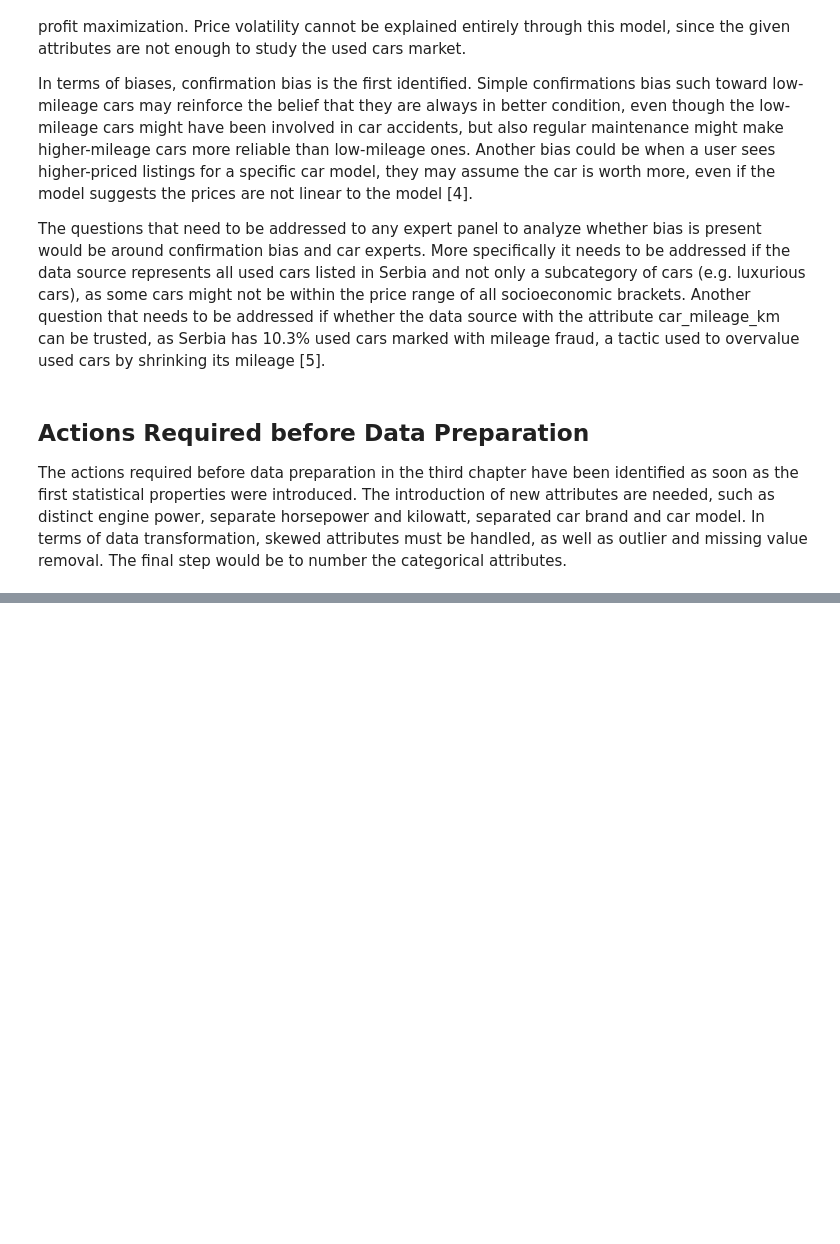
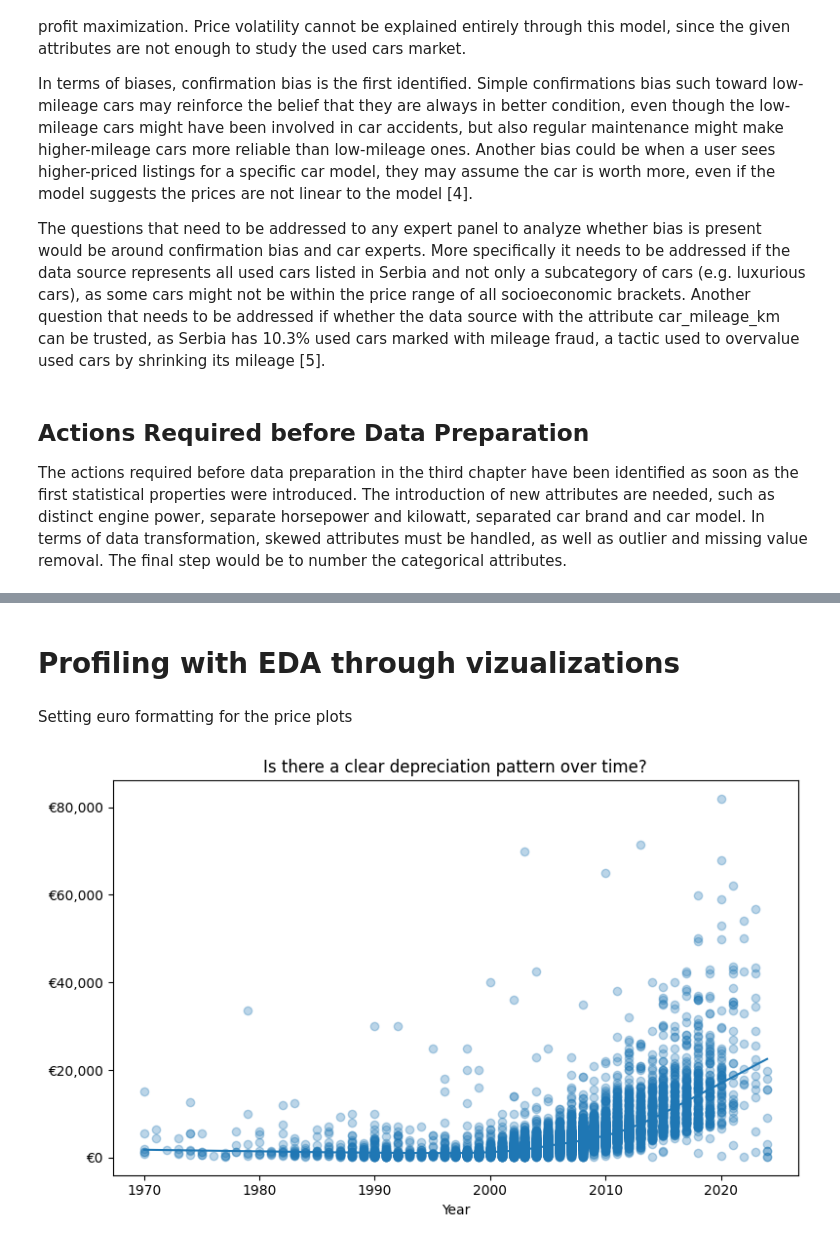
Before and after one commit to papadopoules/marketplace-price-prediction, a Jupyter notebook: marketplace-analysis.ipynb, the cells around one changed output, grey strips where cells are left out. Saved outputs shown, nothing was run; the diff lists cells and outputs as text; code cells hidden in the pictures; blank space fills up the shorter version.

```diff
--- a/marketplace-analysis.ipynb
+++ b/marketplace-analysis.ipynb
@@ -143,0 +605,27 @@ The actions required before data preparation in the third chapter have been iden
+# %% [markdown]
+# Profiling with EDA through vizualizations
+# %% [markdown]
+Setting euro formatting for the price plots
+# %%
+def euro_formatter(x, _):
+    return f"€{x:,.0f}"
+
+def add_lowess(ax, x, y, frac=0.3):
+    mask = pd.Series(x).notna() & pd.Series(y).notna()
+    x_clean = np.asarray(pd.Series(x)[mask], dtype=float)
+    y_clean = np.asarray(pd.Series(y)[mask], dtype=float)
+    if len(x_clean) > 2:
+        smooth = lowess(y_clean, x_clean, frac=frac, return_sorted=True)
+        ax.plot(smooth[:, 0], smooth[:, 1])
+# %%
+fig, ax = plt.subplots(figsize=(8, 5))
+ax.scatter(serbia["year"], serbia["price"], alpha=0.3)
+add_lowess(ax, serbia["year"], serbia["price"], frac=0.25)
+ax.set_title("Is there a clear depreciation pattern over time?")
+ax.set_xlabel("Year")
+ax.set_ylabel("")
+ax.yaxis.set_major_formatter(FuncFormatter(euro_formatter))
+plt.tight_layout()
+plt.show()
+# %% [output]
+[figure, added]
```
Also changed, not shown: parts of 90 cells of this notebook.
